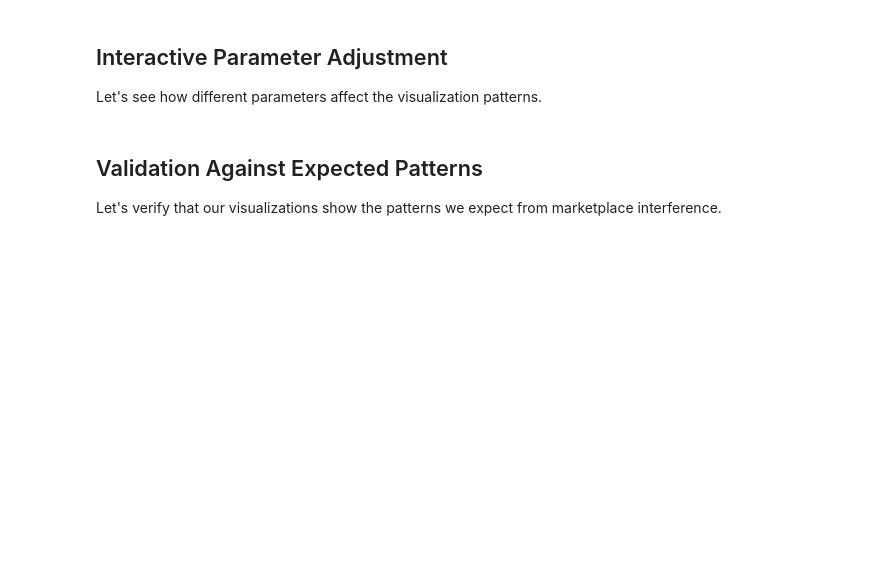
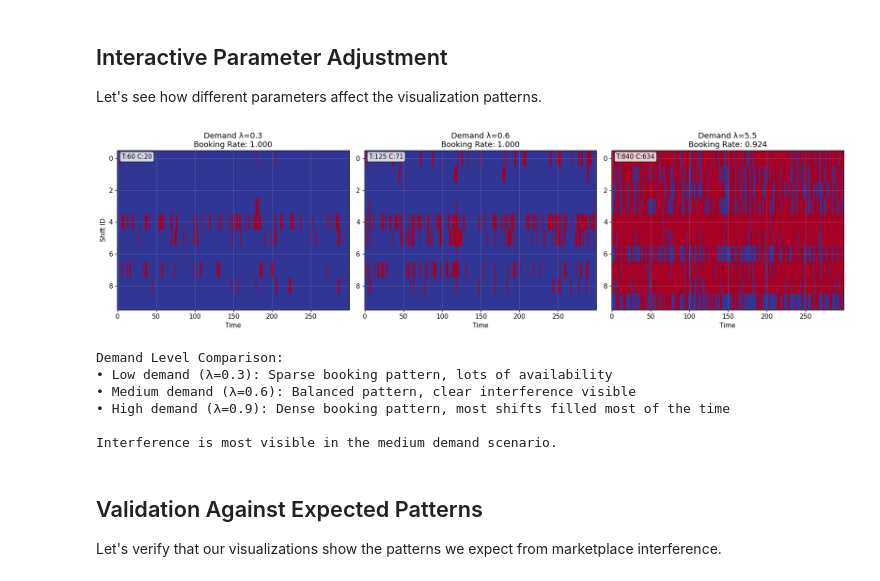
Before and after one commit to rushingJustice/marketplace-sim, a Jupyter notebook: notebooks/02_visualize.ipynb, the cells around one changed output. Saved outputs shown, nothing was run; the diff lists cells and outputs as text; code cells hidden in the pictures; blank space fills up the shorter version.

```diff
--- a/notebooks/02_visualize.ipynb
+++ b/notebooks/02_visualize.ipynb
@@ -212,7 +249,7 @@ else:
 Let's see how different parameters affect the visualization patterns.
 # %%
 # Compare different demand levels
-demand_levels = [0.3, 0.6, 0.9]
+demand_levels = [0.3, 0.6, 5.5]
 fig, axes = plt.subplots(1, 3, figsize=(18, 5))
 
 for i, lambda_c in enumerate(demand_levels):
@@ -235,33 +272,41 @@ for i, lambda_c in enumerate(demand_levels):
     # Simplified heatmap creation for subplot
     n_shifts = len(test_shifts)
     n_timesteps = len(test_states)
     heatmap_data = np.zeros((n_shifts, n_timesteps))
 
     for t, state in enumerate(test_states):
         for shift_id in range(n_shifts):
             heatmap_data[shift_id, t] = 1 if state.shift_statuses[shift_id] == "filled" else 0
 
     im = ax.imshow(heatmap_data, cmap='RdYlBu_r', aspect='auto', interpolation='nearest')
     ax.set_title(f'Demand λ={lambda_c:.1f}\nBooking Rate: {test_result.booking_rate:.3f}')
     ax.set_xlabel('Time')
     if i == 0:
         ax.set_ylabel('Shift ID')
 
     # Add booking count annotation
     treated_count = sum(1 for e in test_result.booking_events if e.shift_treated)
     control_count = test_result.total_bookings - treated_count
     ax.text(0.02, 0.98, f'T:{treated_count} C:{control_count}',
             transform=ax.transAxes, va='top', ha='left',
             bbox=dict(boxstyle='round', facecolor='white', alpha=0.8))
 
 plt.tight_layout()
 plt.show()
 
 print(f"\nDemand Level Comparison:")
 print(f"• Low demand (λ=0.3): Sparse booking pattern, lots of availability")
 print(f"• Medium demand (λ=0.6): Balanced pattern, clear interference visible")
 print(f"• High demand (λ=0.9): Dense booking pattern, most shifts filled most of the time")
 print(f"\nInterference is most visible in the medium demand scenario.")
+# %% [output]
+[figure, added]
+Demand Level Comparison:
+• Low demand (λ=0.3): Sparse booking pattern, lots of availability
+• Medium demand (λ=0.6): Balanced pattern, clear interference visible
+• High demand (λ=0.9): Dense booking pattern, most shifts filled most of the time
+
+Interference is most visible in the medium demand scenario.
 # %% [markdown]
 ## Validation Against Expected Patterns
 
```
Also changed, not shown: parts of 9 cells of this notebook, 8 other files.
